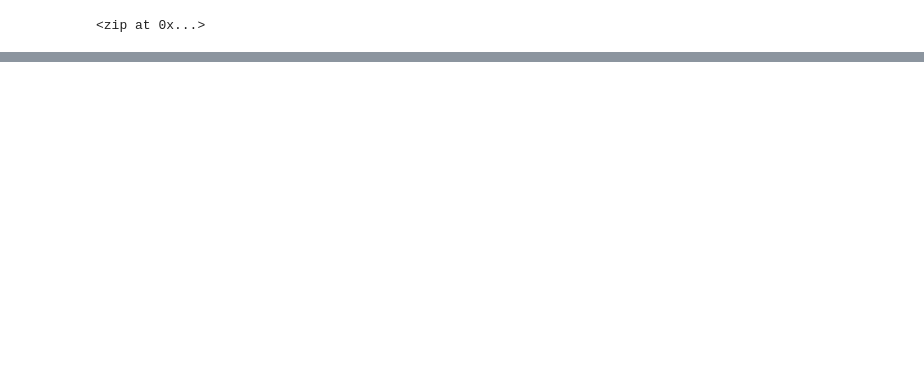
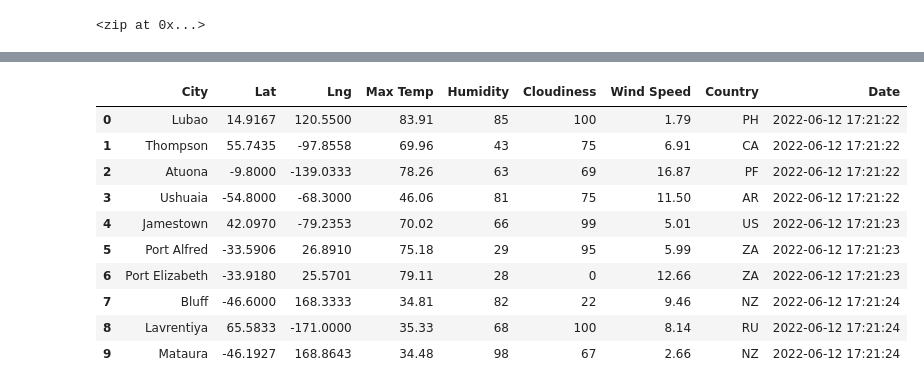
Before and after one commit to Yasminem2022/World_Weather_Analysis, a Jupyter notebook: WeatherPy.ipynb, the cells around one changed output, grey strips where cells are left out. Cells and saved outputs as stored; diff of their text form; code cells hidden in the pictures; blank space fills up the shorter version.

```diff
--- a/WeatherPy.ipynb
+++ b/WeatherPy.ipynb
@@ -54,0 +151,16 @@ len(cities)
+# %%
+# Convert the array of dictionaries to a Pandas DataFrame.
+city_data_df = pd.DataFrame(city_data)
+city_data_df.head(10)
+# %% [output]
+|  | City | Lat | Lng | Max Temp | Humidity | Cloudiness | Wind Speed | Country | Date |
+| 0 | Lubao | 14.9167 | 120.5500 | 83.91 | 85 | 100 | 1.79 | PH | 2022-06-12 17:21:22 |
+| 1 | Thompson | 55.7435 | -97.8558 | 69.96 | 43 | 75 | 6.91 | CA | 2022-06-12 17:21:22 |
+| 2 | Atuona | -9.8000 | -139.0333 | 78.26 | 63 | 69 | 16.87 | PF | 2022-06-12 17:21:22 |
+| 3 | Ushuaia | -54.8000 | -68.3000 | 46.06 | 81 | 75 | 11.50 | AR | 2022-06-12 17:21:22 |
+| 4 | Jamestown | 42.0970 | -79.2353 | 70.02 | 66 | 99 | 5.01 | US | 2022-06-12 17:21:23 |
+| 5 | Port Alfred | -33.5906 | 26.8910 | 75.18 | 29 | 95 | 5.99 | ZA | 2022-06-12 17:21:23 |
+| 6 | Port Elizabeth | -33.9180 | 25.5701 | 79.11 | 28 | 0 | 12.66 | ZA | 2022-06-12 17:21:23 |
+| 7 | Bluff | -46.6000 | 168.3333 | 34.81 | 82 | 22 | 9.46 | NZ | 2022-06-12 17:21:24 |
+| 8 | Lavrentiya | 65.5833 | -171.0000 | 35.33 | 68 | 100 | 8.14 | RU | 2022-06-12 17:21:24 |
+| 9 | Mataura | -46.1927 | 168.8643 | 34.48 | 98 | 67 | 2.66 | NZ | 2022-06-12 17:21:24 |
```
Also changed, not shown: parts of 8 cells of this notebook, 1 other file.
